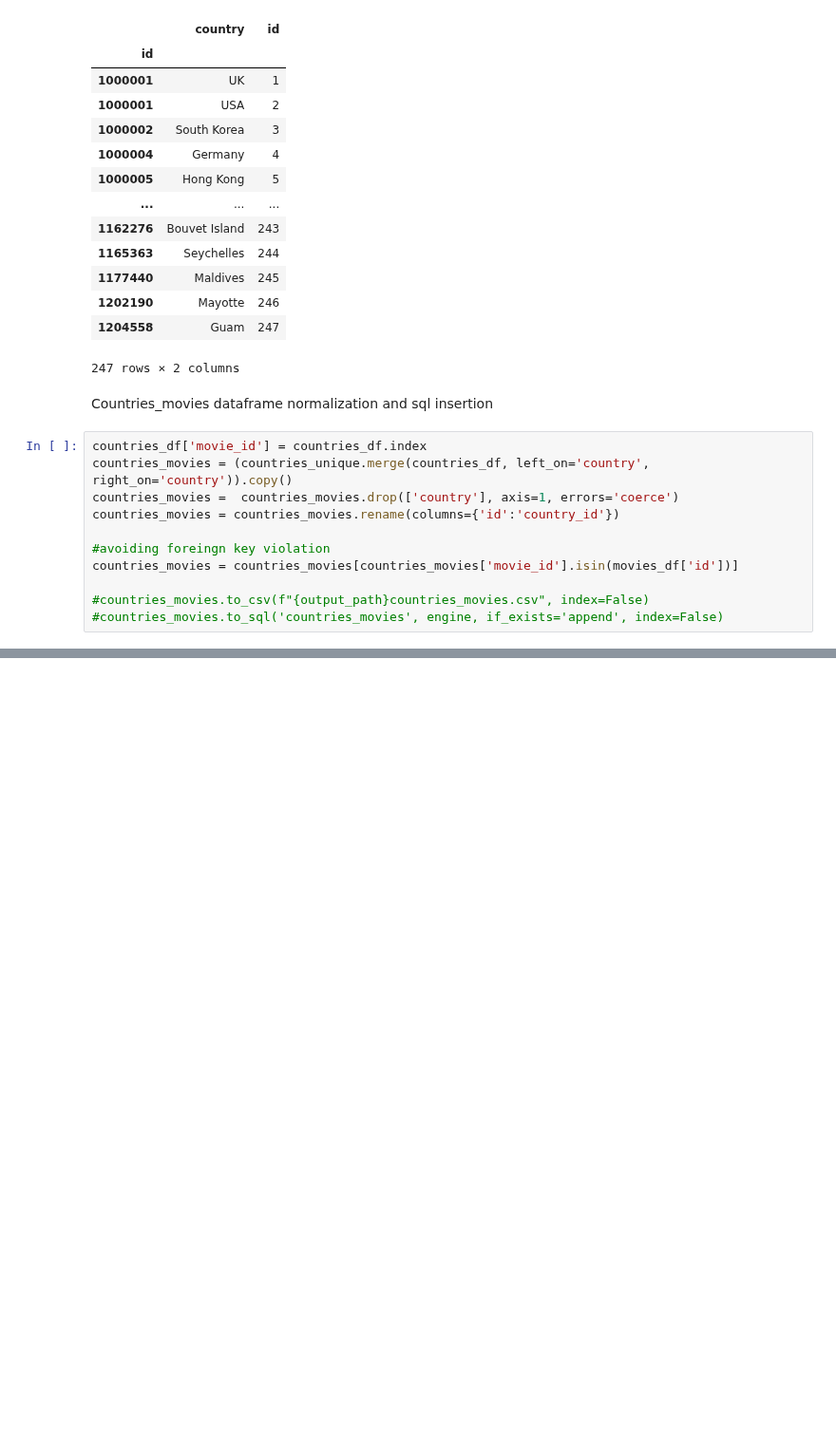
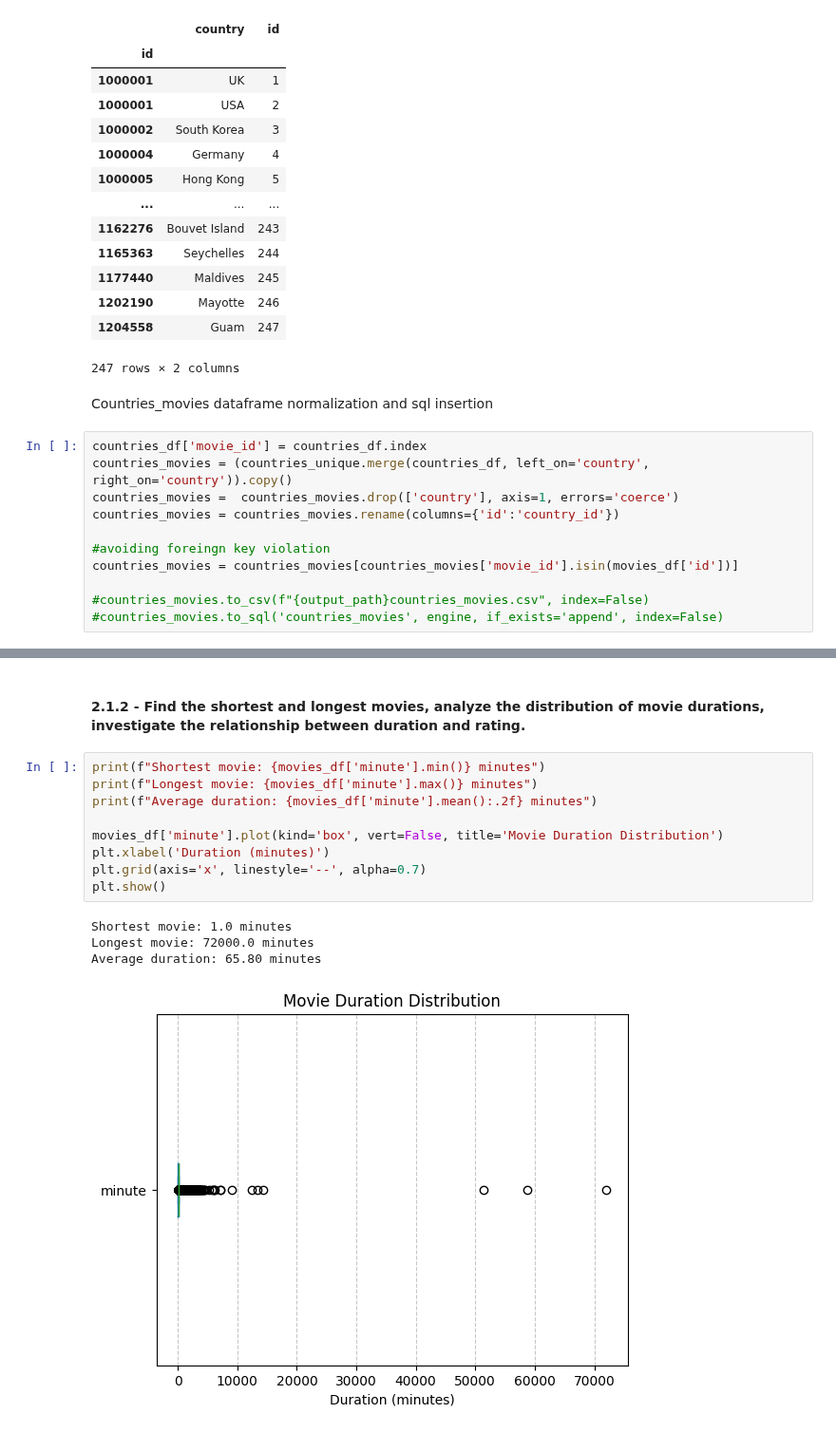
Before and after one commit to SacchettiLorenzo/IUMTWEB_DataAnalysis, a Jupyter notebook: data cleaning/DataCleaning.ipynb, the cells around one changed output, grey strips where cells are left out. Shown at 95% size. Saved outputs shown, nothing was run; the diff lists cells and outputs as text; blank space fills up the shorter version.

```diff
--- a/data cleaning/DataCleaning.ipynb
+++ b/data cleaning/DataCleaning.ipynb
@@ -1055,0 +1084,16 @@ movie_studios_df.to_csv(f"{output_path}studios_movies.csv", index=False)
+# %% [markdown]
+#### 2.1.2 - Find the shortest and longest movies, analyze the distribution of movie durations, investigate the relationship between duration and rating.
+# %%
+print(f"Shortest movie: {movies_df['minute'].min()} minutes")
+print(f"Longest movie: {movies_df['minute'].max()} minutes")
+print(f"Average duration: {movies_df['minute'].mean():.2f} minutes")
+
+movies_df['minute'].plot(kind='box', vert=False, title='Movie Duration Distribution')
+plt.xlabel('Duration (minutes)')
+plt.grid(axis='x', linestyle='--', alpha=0.7)
+plt.show()
+# %% [output]
+Shortest movie: 1.0 minutes
+Longest movie: 72000.0 minutes
+Average duration: 65.80 minutes
+[figure, added]
```
Also changed, not shown: parts of 23 cells of this notebook.
